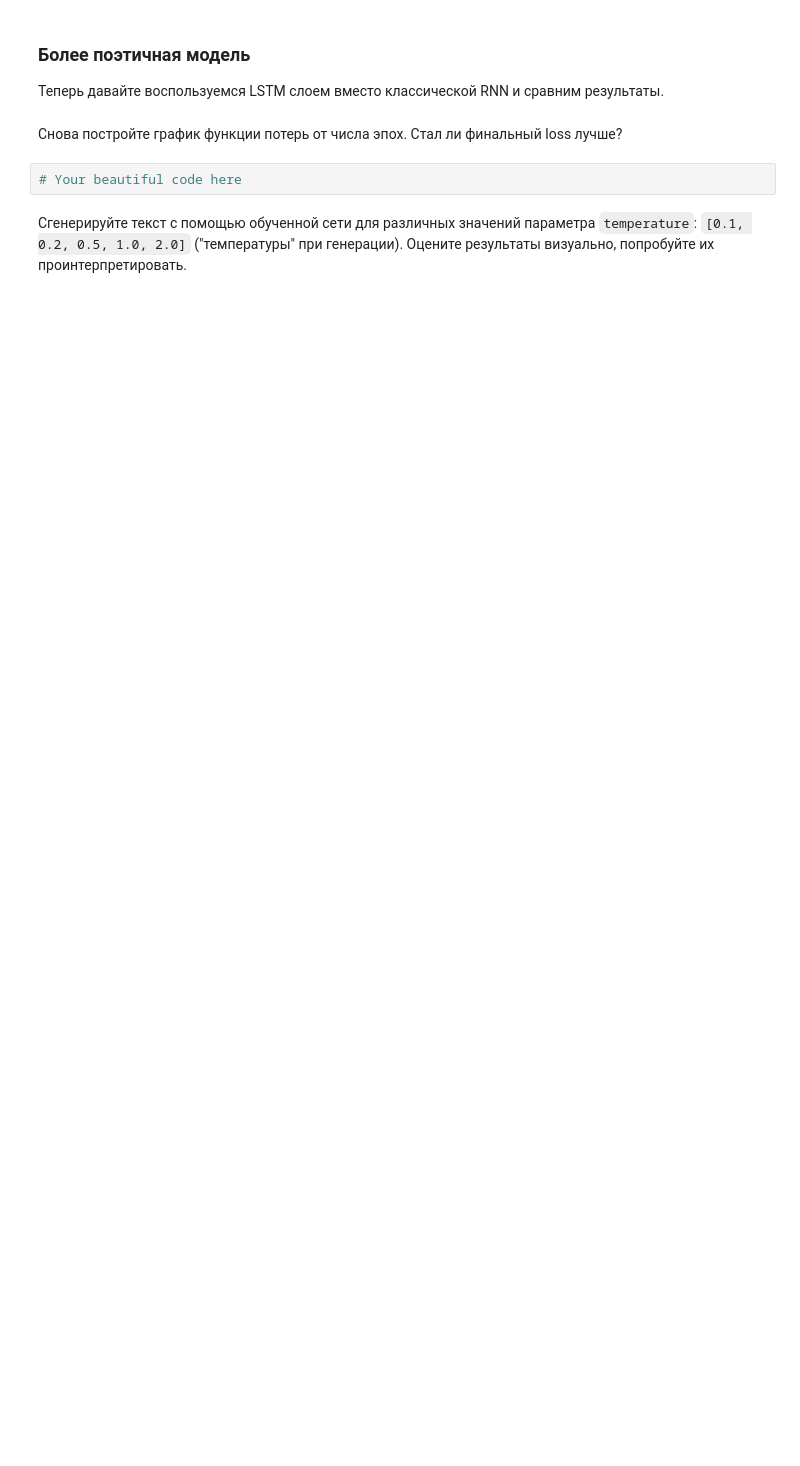
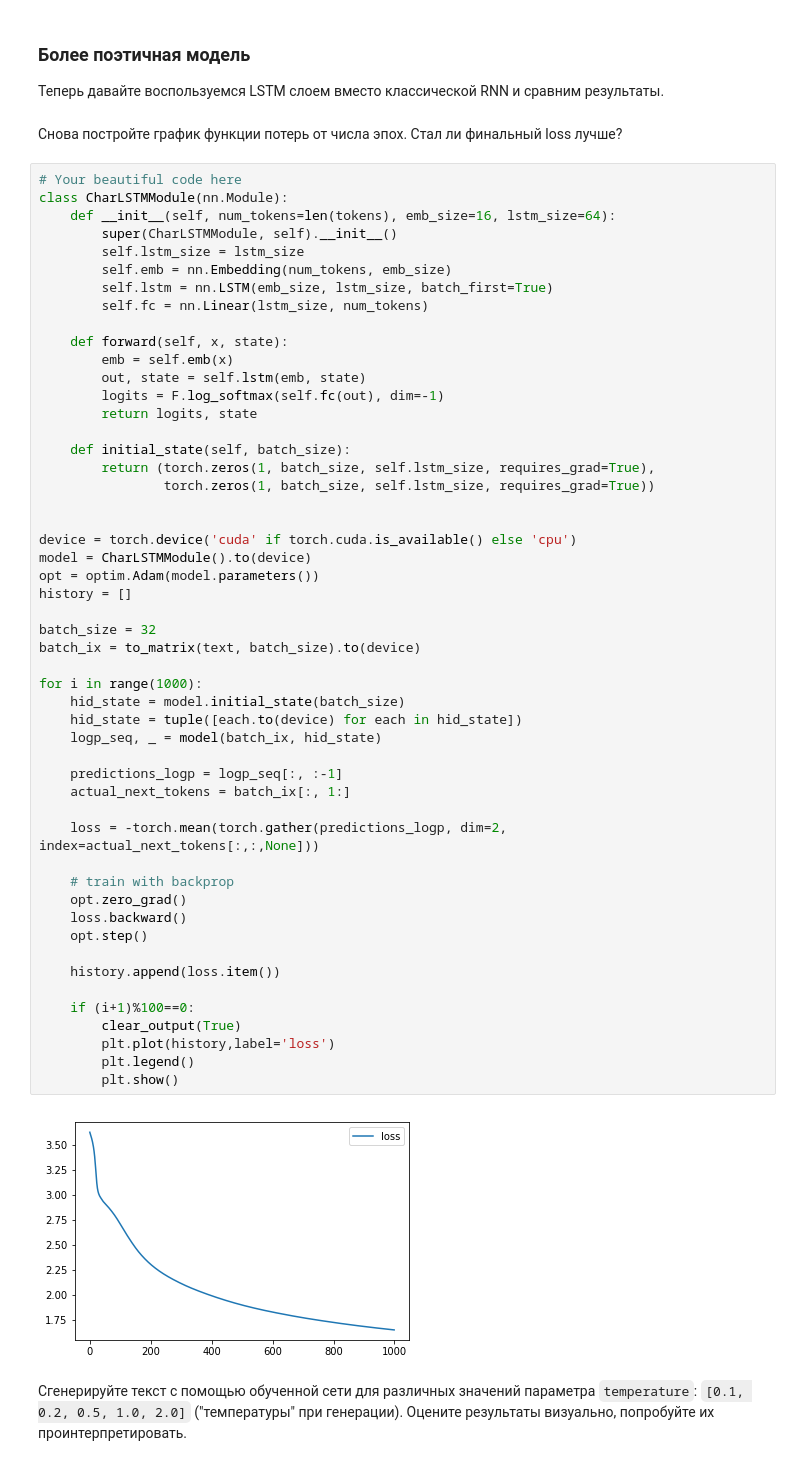
Before and after one commit to Binpord/ml-mipt-homeworks, a Jupyter notebook: Lab3_DL/Lab3_DL.ipynb, the cells around one changed output. Cells and saved outputs as stored; diff of their text form; blank space fills up the shorter version.

```diff
--- a/Lab3_DL/Lab3_DL.ipynb
+++ b/Lab3_DL/Lab3_DL.ipynb
@@ -271,7 +371,58 @@ token_to_idx = {t:i for i,t in enumerate(tokens)}
 Теперь давайте воспользуемся LSTM слоем вместо классической RNN и сравним результаты.
 # %% [markdown]
 Снова постройте график функции потерь от числа эпох. Стал ли финальный loss лучше?
-# %%
-# Your beautiful code here
+# %%
+# Your beautiful code here
+class CharLSTMModule(nn.Module):
+    def __init__(self, num_tokens=len(tokens), emb_size=16, lstm_size=64):
+        super(CharLSTMModule, self).__init__()
+        self.lstm_size = lstm_size
+        self.emb = nn.Embedding(num_tokens, emb_size)
+        self.lstm = nn.LSTM(emb_size, lstm_size, batch_first=True)
+        self.fc = nn.Linear(lstm_size, num_tokens)
+
+    def forward(self, x, state):
+        emb = self.emb(x)
+        out, state = self.lstm(emb, state)
+        logits = F.log_softmax(self.fc(out), dim=-1)
+        return logits, state
+
+    def initial_state(self, batch_size):
+        return (torch.zeros(1, batch_size, self.lstm_size, requires_grad=True),
+                torch.zeros(1, batch_size, self.lstm_size, requires_grad=True))
+
+
+device = torch.device('cuda' if torch.cuda.is_available() else 'cpu')
+model = CharLSTMModule().to(device)
+opt = optim.Adam(model.parameters())
+history = []
+
+batch_size = 32
+batch_ix = to_matrix(text, batch_size).to(device)
+
+for i in range(1000):
+    hid_state = model.initial_state(batch_size)
+    hid_state = tuple([each.to(device) for each in hid_state])
+    logp_seq, _ = model(batch_ix, hid_state)
+
+    predictions_logp = logp_seq[:, :-1]
+    actual_next_tokens = batch_ix[:, 1:]
+
+    loss = -torch.mean(torch.gather(predictions_logp, dim=2, index=actual_next_tokens[:,:,None]))
+
+    # train with backprop
+    opt.zero_grad()
+    loss.backward()
+    opt.step()
+
+    history.append(loss.item())
+
+    if (i+1)%100==0:
+        clear_output(True)
+        plt.plot(history,label='loss')
+        plt.legend()
+        plt.show()
+# %% [output]
+[figure, added]
 # %% [markdown]
 Сгенерируйте текст с помощью обученной сети для различных значений параметра `temperature`: `[0.1, 0.2, 0.5, 1.0, 2.0]` ("температуры" при генерации). Оцените результаты визуально, попробуйте их проинтерпретировать.
```
Also changed, not shown: parts of 18 cells of this notebook.
